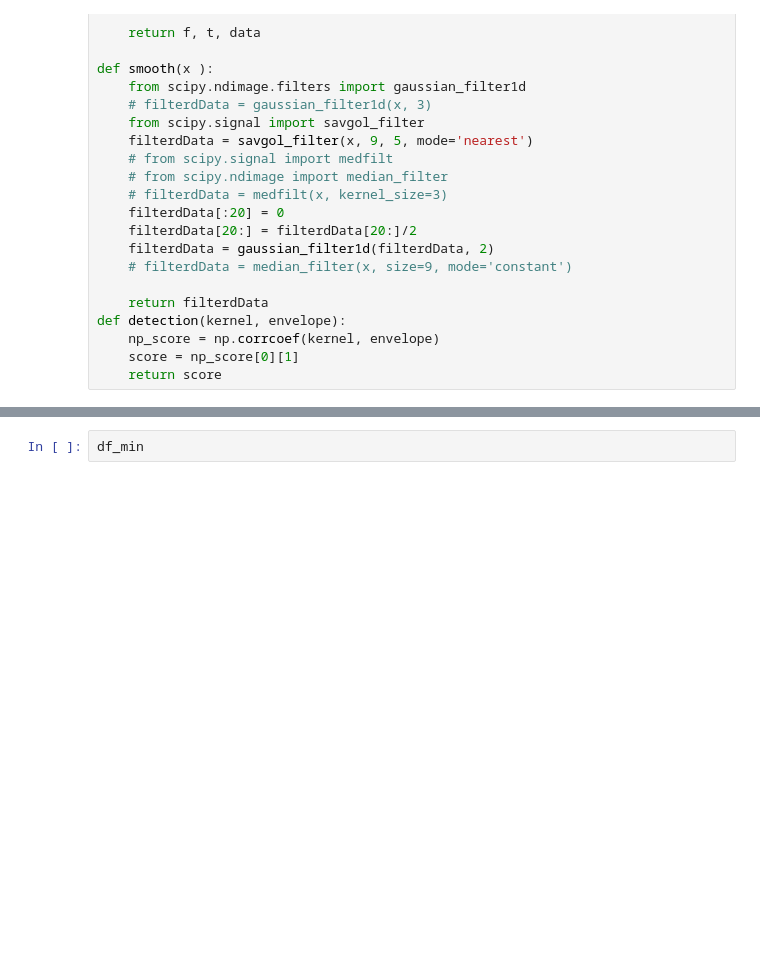
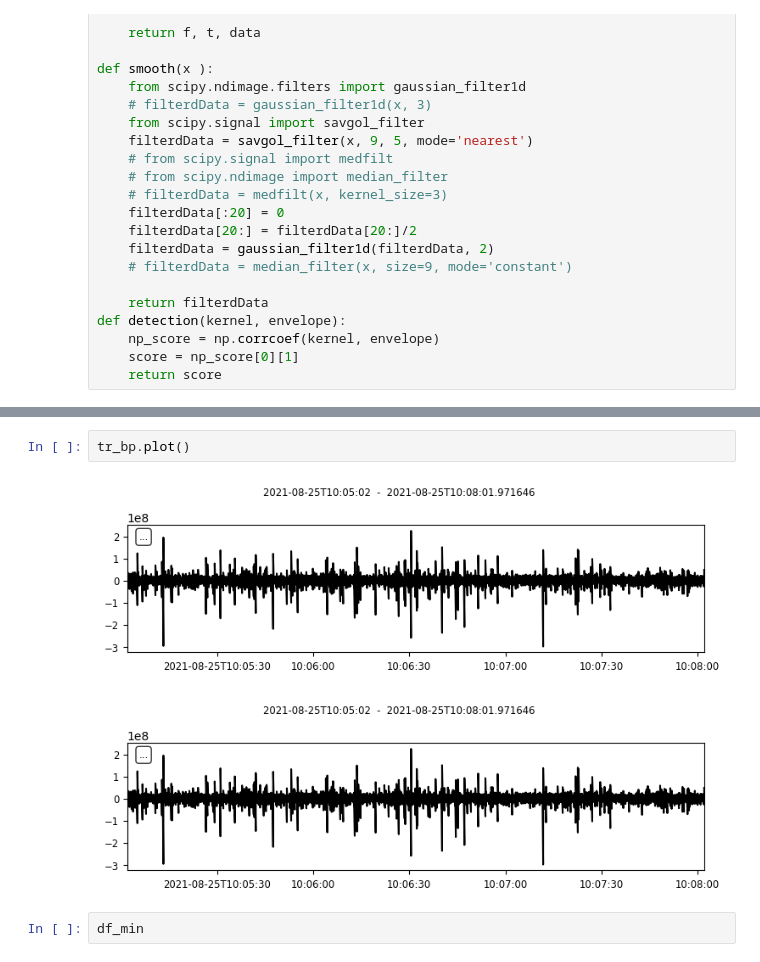
Before and after one commit to jhtong33/Code, a Jupyter notebook: 04_Detect_snap.ipynb, the cells around one changed output, grey strips where cells are left out. Cells and saved outputs as stored; diff of their text form; blank space fills up the shorter version.

```diff
--- a/04_Detect_snap.ipynb
+++ b/04_Detect_snap.ipynb
@@ -167,3 +167,8 @@ for file in glob.glob(f'{path}/????.2304201805*.wav'):
+# %%
+tr_bp.plot()
+# %% [output]
+[figure, added]
+[figure, added]
 # %%
 df_min
 # %% [output]
```
Also changed, not shown: parts of 3 cells of this notebook, 5 other files.
